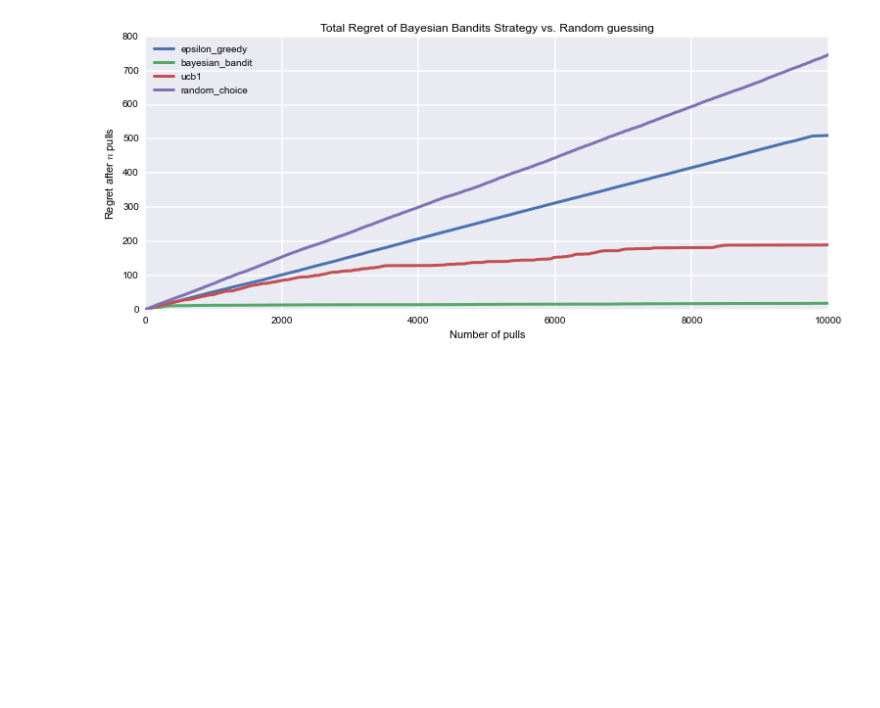
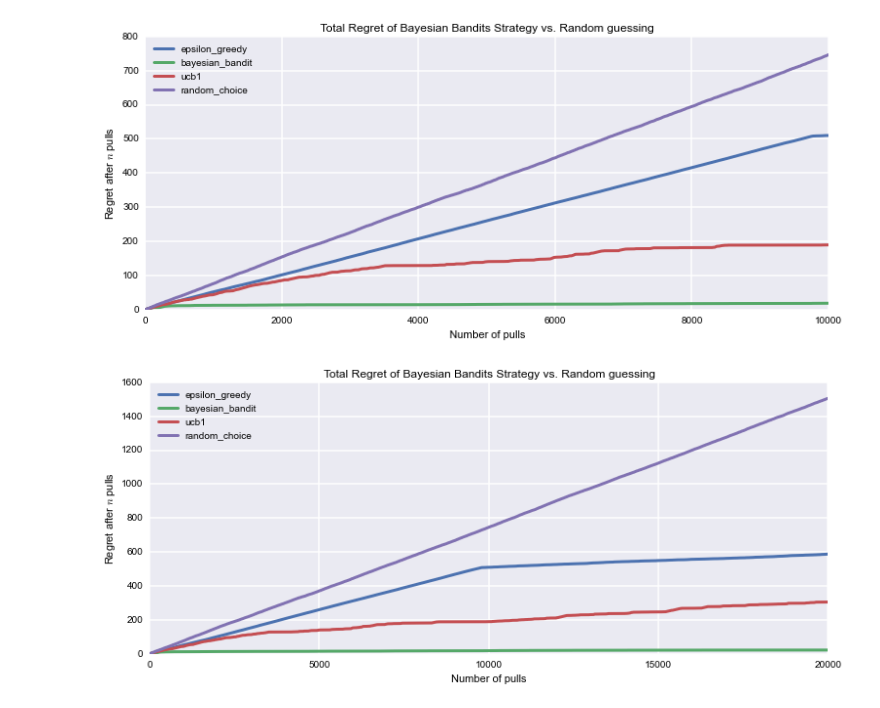
Before and after one commit to afcarl/MAB_Practice, a Jupyter notebook: MAB_WB.ipynb, the cells around one changed output. Drawn from its saved outputs; the diff is of its cells as text; code cells hidden in the pictures; blank space fills up the shorter version.

```diff
--- a/MAB_WB.ipynb
+++ b/MAB_WB.ipynb
@@ -197,3 +197,19 @@ plt.ylabel("Regret after $n$ pulls");
 plt.legend(loc = "upper left");
 # %% [output]
 [figure]
+# %%
+#train 10,000 times
+for strat in algos:
+    strat.sample_bandits(10000)
+
+#test and plot
+for i,strat in enumerate(algos):
+    _regret = regret( hidden_prob, strat.choices )
+    plt.plot( _regret, label = strategies[i].__name__, lw = 3)
+
+plt.title("Total Regret of Bayesian Bandits Strategy vs. Random guessing" )
+plt.xlabel("Number of pulls")
+plt.ylabel("Regret after $n$ pulls");
+plt.legend(loc = "upper left");
+# %% [output]
+[figure, added]
```
Also changed, not shown: parts of 2 cells of this notebook.
